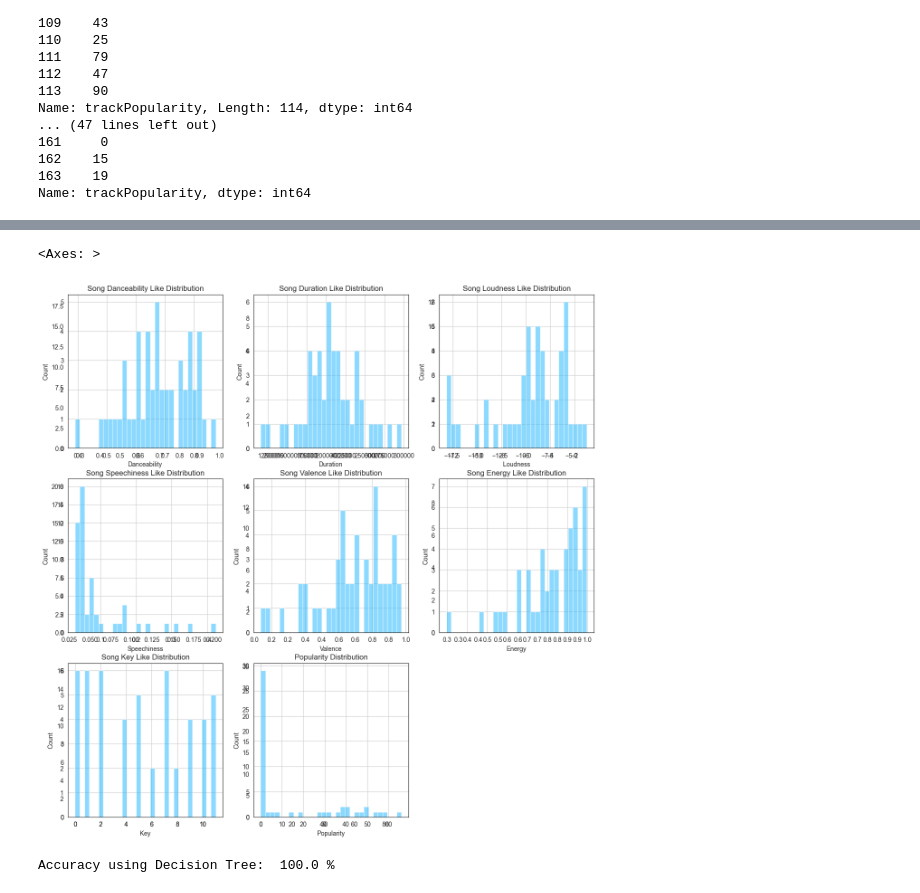
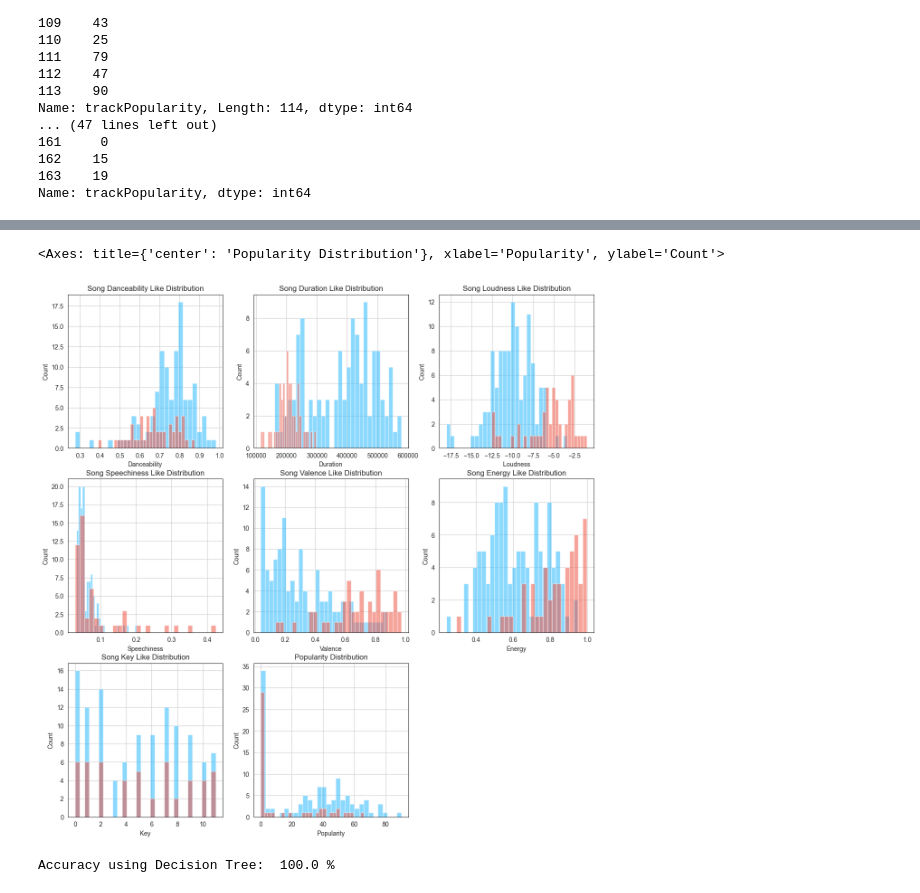
Before and after one commit to bananajoe-4/spotify-discover-weekly-ml, a Jupyter notebook: notebook.ipynb, the cells around one changed output, grey strips where cells are left out. Drawn from its saved outputs; the diff is of its cells as text; code cells hidden in the pictures.

```diff
--- a/notebook.ipynb
+++ b/notebook.ipynb
@@ -341,75 +341,67 @@ ax3 = fig2.add_subplot(331)
 ax3.set_xlabel('Danceability')
 ax3.set_ylabel('Count')
 ax3.set_title('Song Danceability Like Distribution')
-pos_dance.hist(alpha= 0.5, bins=30)
-ax4 = fig2.add_subplot(331)
-neg_dance.hist(alpha= 0.5, bins=30)
+pos_dance.hist(alpha= 0.5, bins=30, ax=ax3)
+neg_dance.hist(alpha= 0.5, bins=30, ax=ax3)
 
 #Duration_ms
 ax5 = fig2.add_subplot(332)
 ax5.set_xlabel('Duration')
 ax5.set_ylabel('Count')
 ax5.set_title('Song Duration Like Distribution')
-pos_duration.hist(alpha= 0.5, bins=30)
-ax6 = fig2.add_subplot(332)
-neg_duration.hist(alpha= 0.5, bins=30)
+pos_duration.hist(alpha= 0.5, bins=30, ax=ax5)
+neg_duration.hist(alpha= 0.5, bins=30, ax=ax5)
 
 #Loudness
 ax7 = fig2.add_subplot(333)
 ax7.set_xlabel('Loudness')
 ax7.set_ylabel('Count')
 ax7.set_title('Song Loudness Like Distribution')
-pos_loudness.hist(alpha= 0.5, bins=30)
-ax8 = fig2.add_subplot(333)
-neg_loudness.hist(alpha= 0.5, bins=30)
+pos_loudness.hist(alpha= 0.5, bins=30, ax=ax7)
+neg_loudness.hist(alpha= 0.5, bins=30, ax=ax7)
 
 #Speechiness
 ax9 = fig2.add_subplot(334)
 ax9.set_xlabel('Speechiness')
 ax9.set_ylabel('Count')
 ax9.set_title('Song Speechiness Like Distribution')
-pos_speechiness.hist(alpha= 0.5, bins=30)
-ax10 = fig2.add_subplot(334)
-neg_speechiness.hist(alpha= 0.5, bins=30)
+pos_speechiness.hist(alpha= 0.5, bins=30, ax=ax9)
+neg_speechiness.hist(alpha= 0.5, bins=30, ax=ax9)
 
 #Valence
 ax11 = fig2.add_subplot(335)
 ax11.set_xlabel('Valence')
 ax11.set_ylabel('Count')
 ax11.set_title('Song Valence Like Distribution')
-pos_valence.hist(alpha= 0.5, bins=30)
-ax12 = fig2.add_subplot(335)
-neg_valence.hist(alpha= 0.5, bins=30)
+pos_valence.hist(alpha= 0.5, bins=30, ax=ax11)
+neg_valence.hist(alpha= 0.5, bins=30, ax=ax11)
 
 #Energy
 ax13 = fig2.add_subplot(336)
 ax13.set_xlabel('Energy')
 ax13.set_ylabel('Count')
 ax13.set_title('Song Energy Like Distribution')
-pos_energy.hist(alpha= 0.5, bins=30)
-ax14 = fig2.add_subplot(336)
-neg_energy.hist(alpha= 0.5, bins=30)
+pos_energy.hist(alpha= 0.5, bins=30, ax=ax13)
+neg_energy.hist(alpha= 0.5, bins=30, ax=ax13)
 
 #Key
 ax15 = fig2.add_subplot(337)
 ax15.set_xlabel('Key')
 ax15.set_ylabel('Count')
 ax15.set_title('Song Key Like Distribution')
-pos_key.hist(alpha= 0.5, bins=30)
-ax16 = fig2.add_subplot(337)
-neg_key.hist(alpha= 0.5, bins=30)
+pos_key.hist(alpha= 0.5, bins=30, ax=ax15)
+neg_key.hist(alpha= 0.5, bins=30, ax=ax15)
 
-#Key
-ax15 = fig2.add_subplot(338)
-ax15.set_xlabel('Popularity')
-ax15.set_ylabel('Count')
-ax15.set_title('Popularity Distribution')
-pos_popularity.hist(alpha= 0.5, bins=30)
-ax16 = fig2.add_subplot(338)
-neg_popularity.hist(alpha= 0.5, bins=30)
+#Popularity
+ax17 = fig2.add_subplot(338)
+ax17.set_xlabel('Popularity')
+ax17.set_ylabel('Count')
+ax17.set_title('Popularity Distribution')
+pos_popularity.hist(alpha= 0.5, bins=30, ax=ax17)
+neg_popularity.hist(alpha= 0.5, bins=30, ax=ax17)
 # %% [output]
-<Axes: >
+<Axes: title={'center': 'Popularity Distribution'}, xlabel='Popularity', ylabel='Count'>
-[figure, old version]
+[figure, new version]
 # %%
 #Define the set of features that we want to look at
 features = ["danceability", "loudness", "valence", "energy", "instrumentalness", "acousticness", "key", "speechiness","duration_ms"]
```
Also changed, not shown: parts of 2 cells of this notebook.
